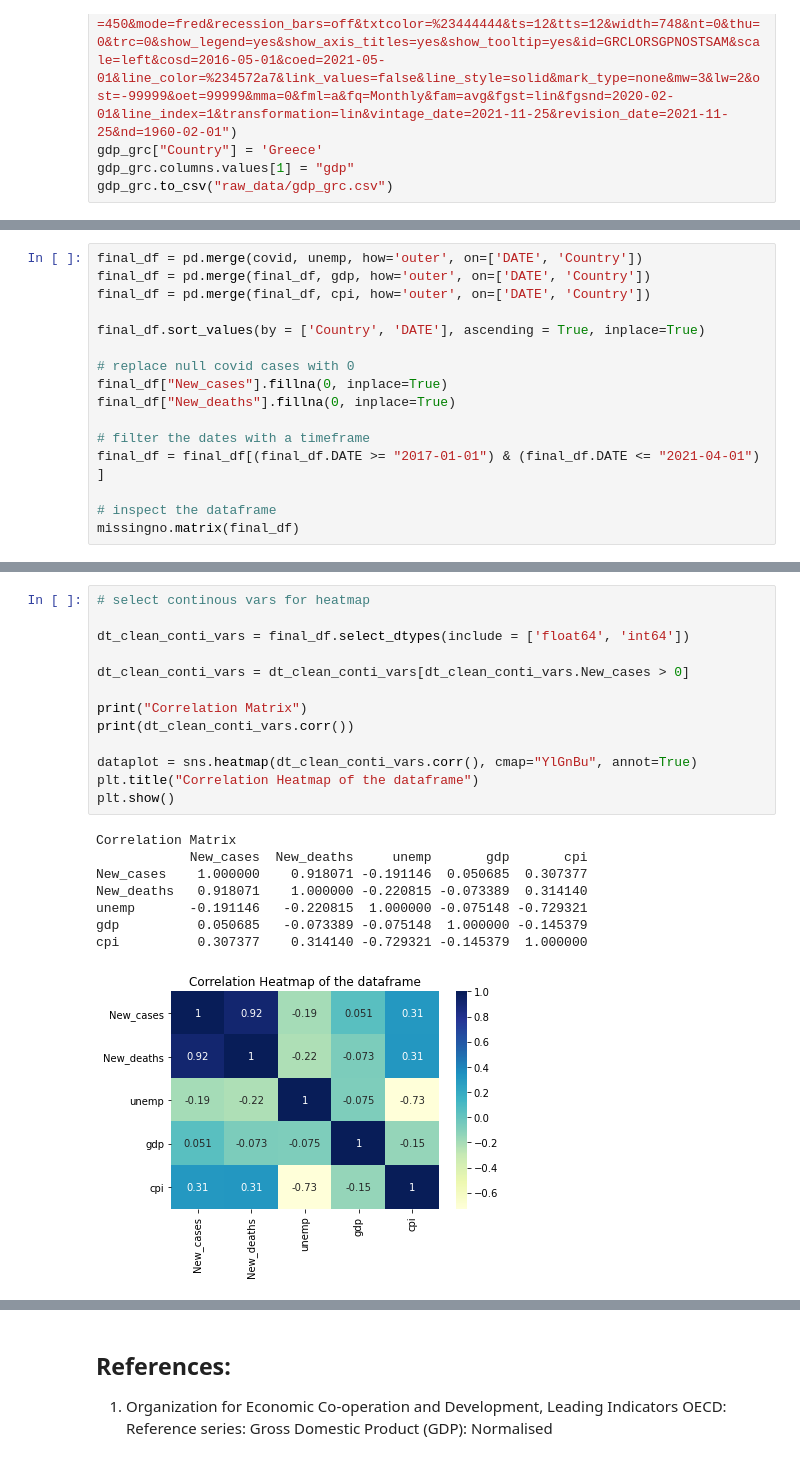
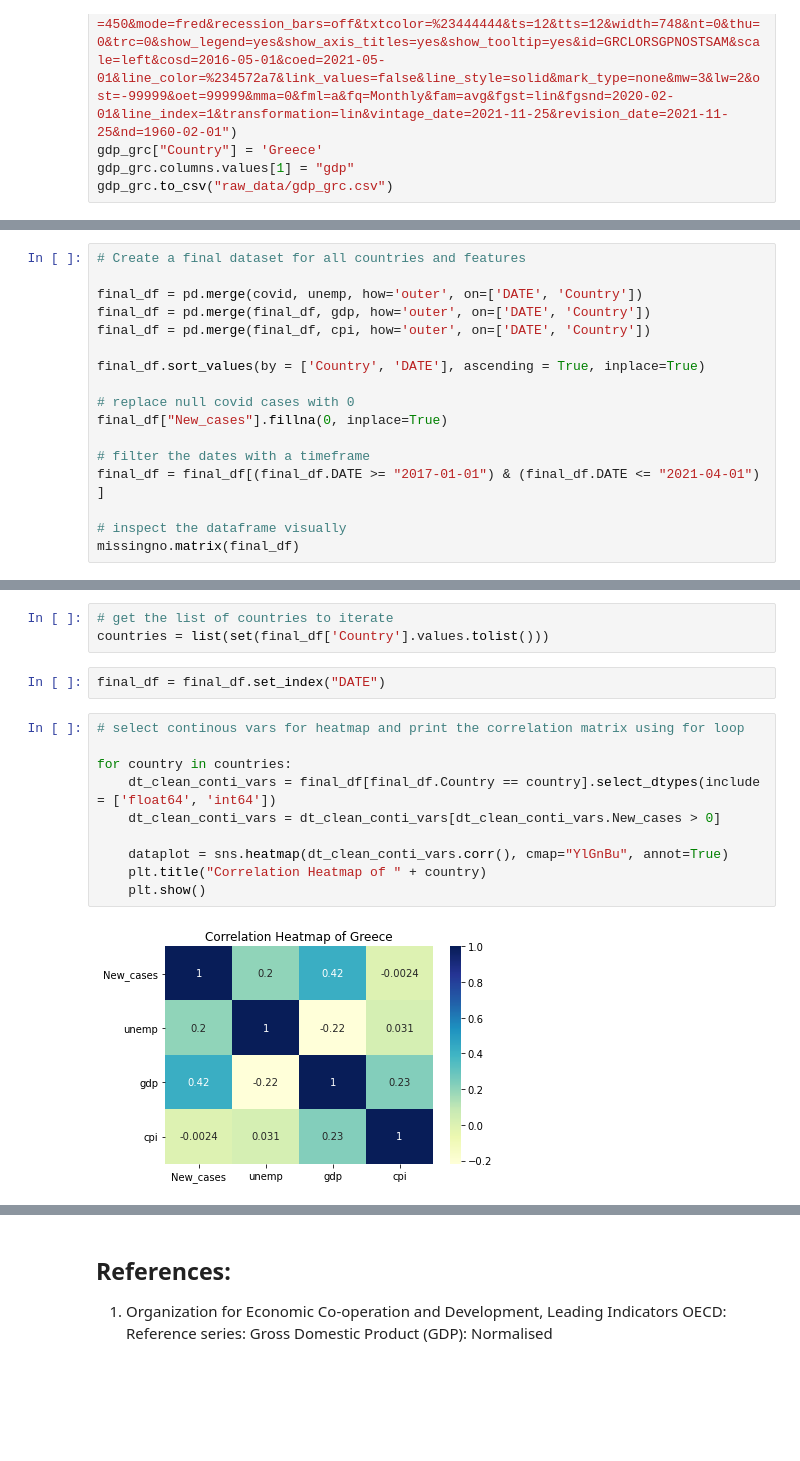
Before and after one commit to tajalahluwalia/data_tools_final_project, a Jupyter notebook: DataScienceToolsFinalProject.ipynb, the cells around one changed output, grey strips where cells are left out. Saved outputs shown, nothing was run; the diff lists cells and outputs as text; blank space fills up the shorter version.

```diff
--- a/DataScienceToolsFinalProject.ipynb
+++ b/DataScienceToolsFinalProject.ipynb
@@ -173,4 +180,6 @@ covid = covid[["DATE", "Country", "New_cases", "New_deaths"]]
 # %%
+# Create a final dataset for all countries and features
+
 final_df = pd.merge(covid, unemp, how='outer', on=['DATE', 'Country'])
 final_df = pd.merge(final_df, gdp, how='outer', on=['DATE', 'Country'])
 final_df = pd.merge(final_df, cpi, how='outer', on=['DATE', 'Country'])
@@ -179,12 +188,11 @@ final_df.sort_values(by = ['Country', 'DATE'], ascending = True, inplace=True)
 
 # replace null covid cases with 0
 final_df["New_cases"].fillna(0, inplace=True)
-final_df["New_deaths"].fillna(0, inplace=True)
 
 # filter the dates with a timeframe
 final_df = final_df[(final_df.DATE >= "2017-01-01") & (final_df.DATE <= "2021-04-01") ]
 
-# inspect the dataframe
+# inspect the dataframe visually
 missingno.matrix(final_df)
 # %% [output]
 <AxesSubplot:>
@@ -192,22 +200,17 @@ missingno.matrix(final_df)
+# %%
+# get the list of countries to iterate
+countries = list(set(final_df['Country'].values.tolist()))
+# %%
+final_df = final_df.set_index("DATE")
 # %%
-# select continous vars for heatmap
+# select continous vars for heatmap and print the correlation matrix using for loop
 
-dt_clean_conti_vars = final_df.select_dtypes(include = ['float64', 'int64'])
+for country in countries:
+    dt_clean_conti_vars = final_df[final_df.Country == country].select_dtypes(include = ['float64', 'int64'])
+    dt_clean_conti_vars = dt_clean_conti_vars[dt_clean_conti_vars.New_cases > 0]
 
-dt_clean_conti_vars = dt_clean_conti_vars[dt_clean_conti_vars.New_cases > 0]
-
-print("Correlation Matrix")
-print(dt_clean_conti_vars.corr())
-
-dataplot = sns.heatmap(dt_clean_conti_vars.corr(), cmap="YlGnBu", annot=True)
-plt.title("Correlation Heatmap of the dataframe")
-plt.show()
+    dataplot = sns.heatmap(dt_clean_conti_vars.corr(), cmap="YlGnBu", annot=True)
+    plt.title("Correlation Heatmap of " + country)
+    plt.show()
 # %% [output]
-Correlation Matrix
-            New_cases  New_deaths     unemp       gdp       cpi
-New_cases    1.000000    0.918071 -0.191146  0.050685  0.307377
-New_deaths   0.918071    1.000000 -0.220815 -0.073389  0.314140
-unemp       -0.191146   -0.220815  1.000000 -0.075148 -0.729321
-gdp          0.050685   -0.073389 -0.075148  1.000000 -0.145379
-cpi          0.307377    0.314140 -0.729321 -0.145379  1.000000
-[figure, old version]
+[figure, new version]
```
Also changed, not shown: parts of 24 cells of this notebook, 1 other file.
